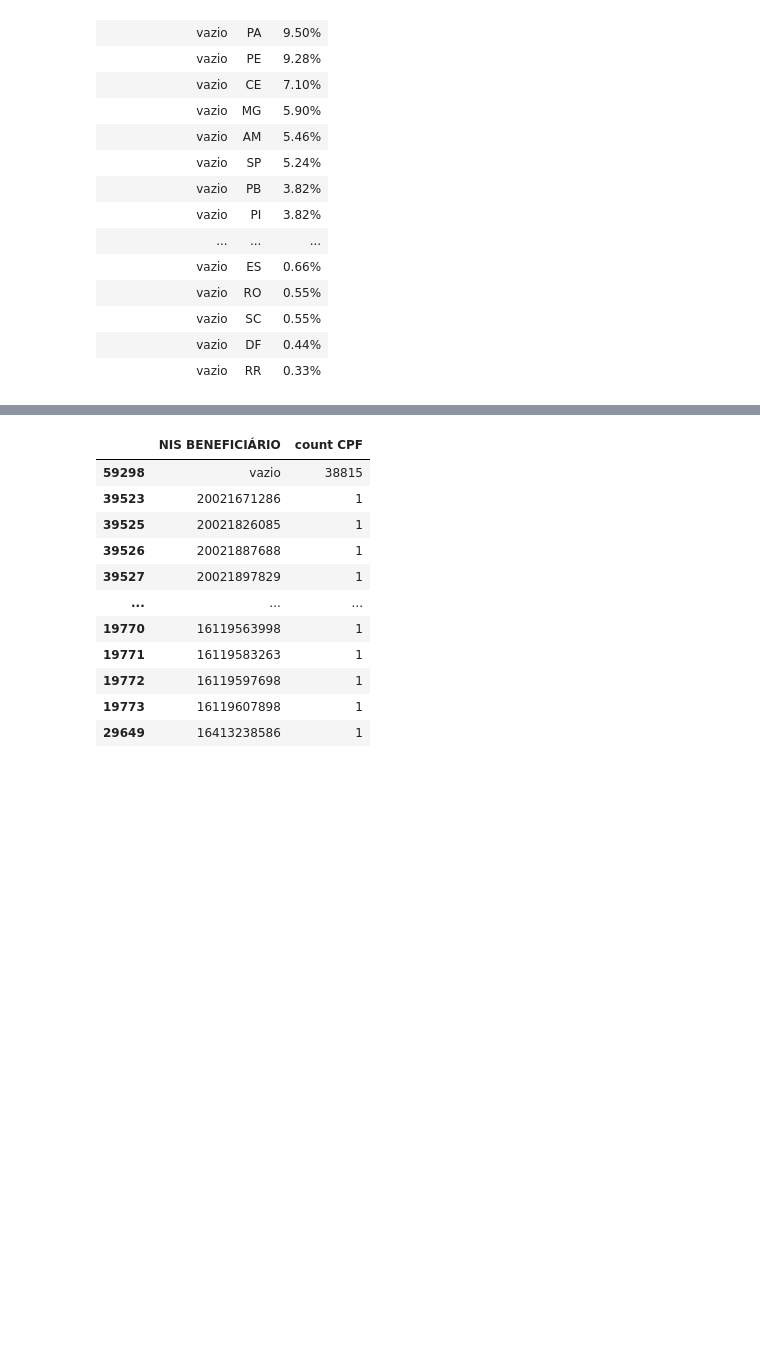
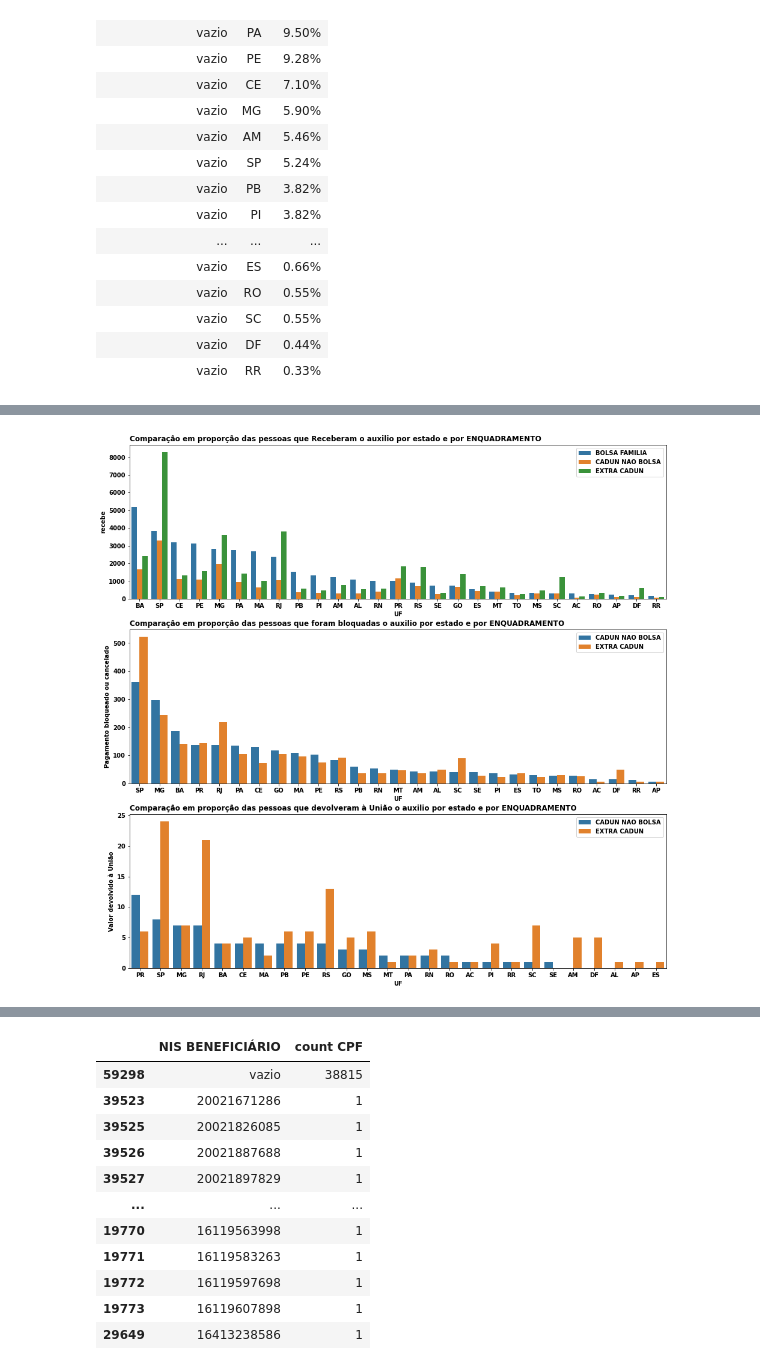
Before and after one commit to leandrofusco/Auxilio_emergencial, a Jupyter notebook: Analise_auxilio_emergencial.ipynb, the cells around one changed output, grey strips where cells are left out. Drawn from its saved outputs; the diff is of its cells as text; code cells hidden in the pictures; blank space fills up the shorter version.

```diff
--- a/Analise_auxilio_emergencial.ipynb
+++ b/Analise_auxilio_emergencial.ipynb
@@ -481,0 +475,10 @@ groupby_filter_percent(df_202004,'OBSERVAÇÃO', 'Valor devolvido à União', 'U
+# %%
+def groupby_filter_df(df, groupby, val_unico, var):
+
+    df_plot = df.groupby(groupby)[var]\
+                 .value_counts()\
+                 .filter(like=val_unico)\
+                 .to_frame(val_unico)\
+                 .reset_index()\
+
+    return df_plot
@@ -481,0 +509,21 @@ groupby_filter_percent(df_202004,'OBSERVAÇÃO', 'Valor devolvido à União', 'U
+# %%
+plt.figure(figsize=(16,16))
+
+ax = plt.subplot(3,1,1)
+ax.set_title('Comparação em proporção das pessoas que Receberam o auxilio por estado e por ENQUADRAMENTO',loc='left')
+sns.barplot(x='UF', y='recebe', hue='ENQUADRAMENTO', data=groupby_filter_df(df_202004,['OBSERVAÇÃO','ENQUADRAMENTO'], 'recebe', 'UF'), )
+plt.legend(loc='upper right')
+
+plt.subplot(3,1,2)
+plt.title('Comparação em proporção das pessoas que foram bloquadas o auxilio por estado e por ENQUADRAMENTO',loc='left')
+sns.barplot(x='UF', y='Pagamento bloqueado ou cancelado',hue='ENQUADRAMENTO', data=groupby_filter_df(df_202004,['OBSERVAÇÃO','ENQUADRAMENTO'], 'Pagamento bloqueado ou cancelado', 'UF'))
+plt.legend(loc='upper right')
+
+plt.subplot(3,1,3)
+plt.title('Comparação em proporção das pessoas que devolveram à União o auxilio por estado e por ENQUADRAMENTO',loc='left')
+sns.barplot(x='UF', y='Valor devolvido à União',hue='ENQUADRAMENTO',data=groupby_filter_df(df_202004,['OBSERVAÇÃO','ENQUADRAMENTO'], 'Valor devolvido à União', 'UF'))
+plt.legend(loc='upper right')
+
+ax = ax
+# %% [output]
+[figure, added]
```
Also changed, not shown: parts of 62 cells of this notebook.
